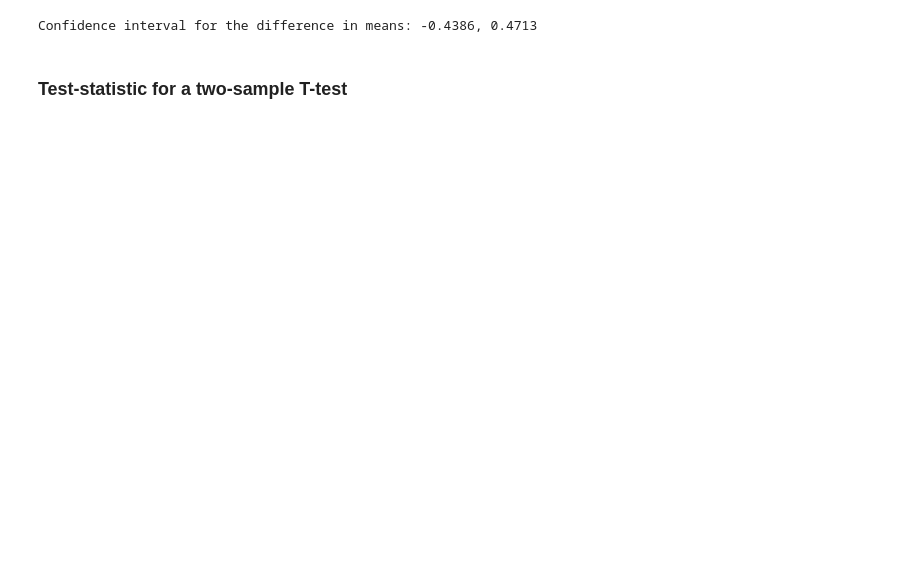
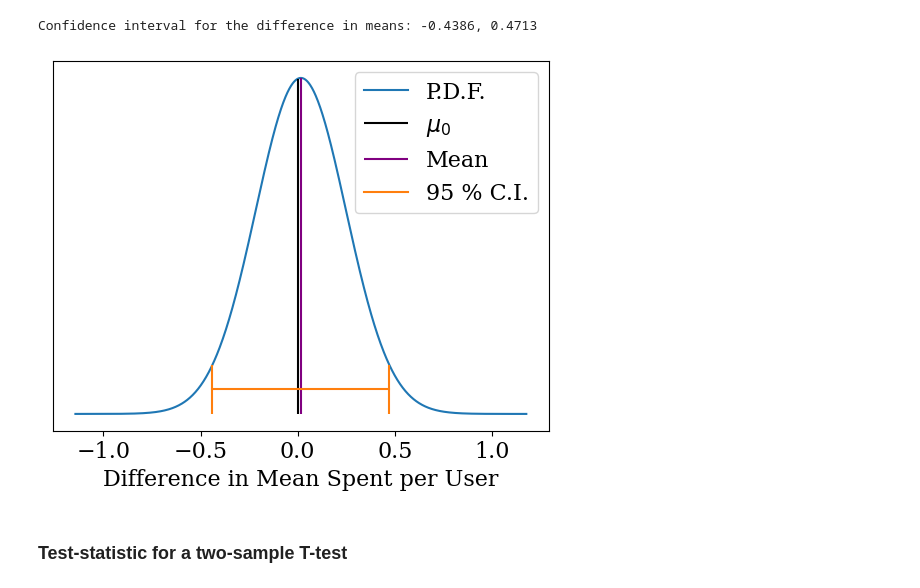
Before and after one commit to caracfinlay/AB-test-GloBox, a Jupyter notebook: python_workings_glowbox.ipynb, the cells around one changed output. Drawn from its saved outputs; the diff is of its cells as text; code cells hidden in the pictures; blank space fills up the shorter version.

```diff
--- a/python_workings_glowbox.ipynb
+++ b/python_workings_glowbox.ipynb
@@ -560,9 +596,39 @@ Confidence interval for Treatment group: 3.073, 3.708
 # %%
-ci_diff_mean = confidence_interval_diff_mean(df_a, df_b, 'total_spent_per_user', 'total_spent_per_user', 0.05)
+ci_diff_mean = confidence_interval_diff_mean(df_a, df_b, 'total_spent_per_user', 'total_spent_per_user', sig)
 
 print('Confidence interval for the difference in means: {:.4}, {:.4}'.format(*ci_diff_mean))
 # %% [output]
 Confidence interval for the difference in means: -0.4386, 0.4713
+# %%
+# Calculate mean and std
+mean_diff = mean_b - mean_a
+se_diff = np.sqrt(se_a**2 + se_b**2)
+# Make a pdf function with appropriate mean and std
+pdf_diff = lambda x: norm.pdf(x, loc=mean_diff, scale=se_diff)
+
+# Set the range of the plot
+x = np.linspace(mean_diff-5*se_diff, mean_diff+5*se_diff, 1001)
+# Evaluate the pdf over the range
+y = pdf_diff(x)
+
+# Plot the pdf
+plt.plot(x, y, label='P.D.F.')
+# Plot the null-hypothesis
+plt.vlines(0, 0, pdf_diff(0), color='black', label=r'$\mu_0$')
+plt.vlines(mean_diff, 0, pdf_diff(mean_diff), color='purple', label=r'Mean')
+
+# Remove the y-ticks
+plt.yticks([], [])
+# Set the x-axis label
+plt.xlabel('Difference in Mean Spent per User')
+# Make vertical lines for the confidence interval up to the pdf value
+plt.vlines(ci_diff_mean, 0, pdf_diff(ci_diff_mean), color='tab:orange')
+# Make the horizontal line for the confiudence interval half way up the vertical line
+plt.plot(np.linspace(*ci_diff_mean, 101), pdf_diff(ci_diff_mean[0])*np.ones(101)/2, label=f'{100*(1-sig):.0f} % C.I.')
+# Create a legend for the different lines
+plt.legend();
+# %% [output]
+[figure, added]
 # %% [markdown]
 ### Test-statistic for a two-sample T-test
 # %%
```
Also changed, not shown: parts of 10 cells of this notebook.
